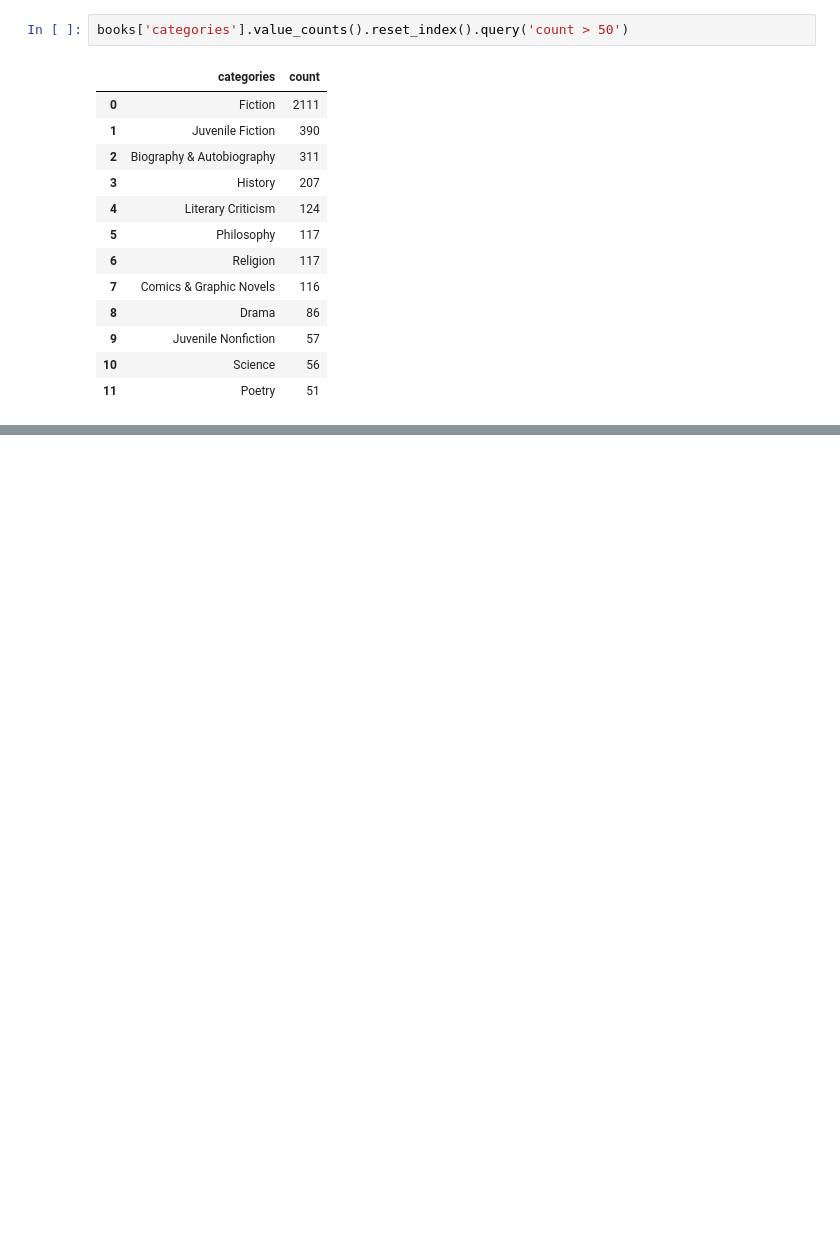
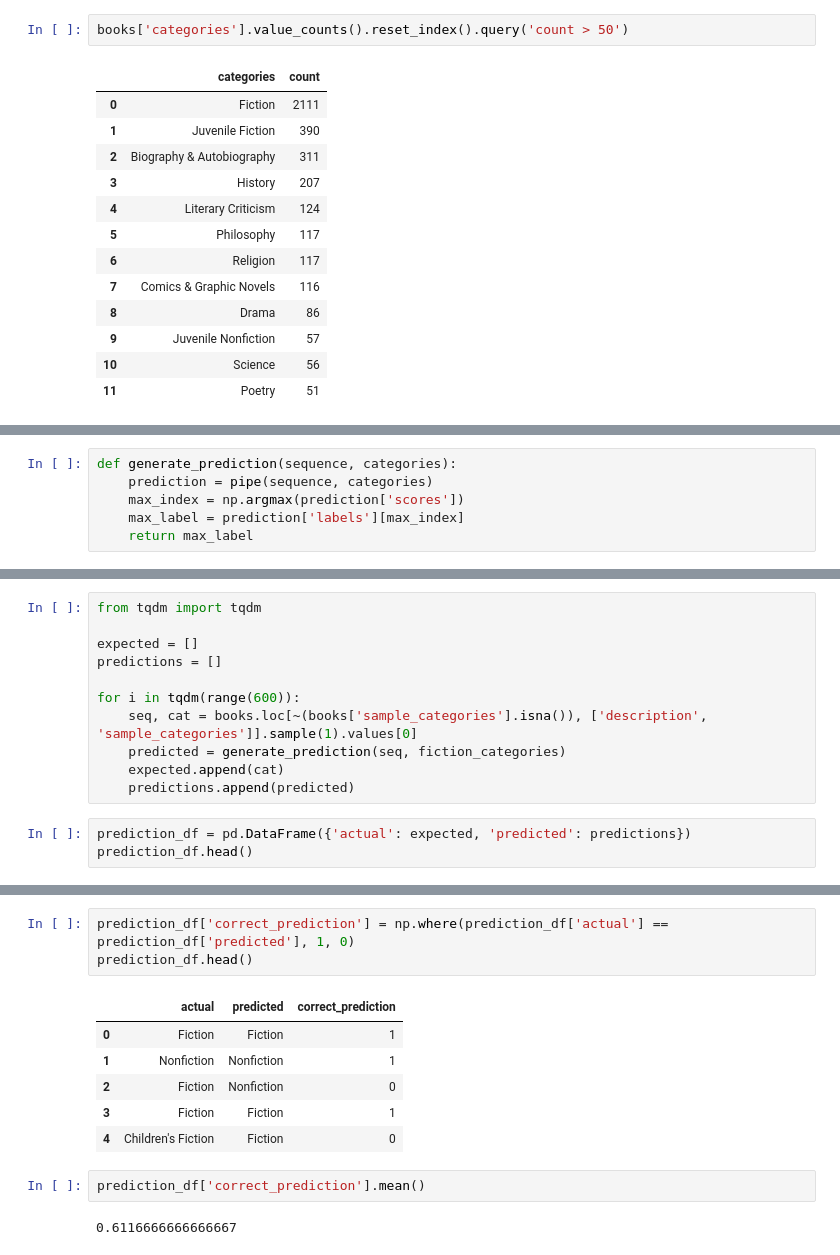
Before and after one commit to yordanoswuletaw/semantic-book-recommendation, a Jupyter notebook: notebooks/text-classification.ipynb, the cells around one changed output, grey strips where cells are left out. Saved outputs shown, nothing was run; the diff lists cells and outputs as text; blank space fills up the shorter version.

```diff
--- a/notebooks/text-classification.ipynb
+++ b/notebooks/text-classification.ipynb
@@ -20,0 +91,6 @@ books['categories'].value_counts().reset_index().query('count > 50')
+# %%
+def generate_prediction(sequence, categories):
+    prediction = pipe(sequence, categories)
+    max_index = np.argmax(prediction['scores'])
+    max_label = prediction['labels'][max_index]
+    return max_label
@@ -20,0 +101,14 @@ books['categories'].value_counts().reset_index().query('count > 50')
+# %%
+from tqdm import tqdm
+
+expected = []
+predictions = []
+
+for i in tqdm(range(600)):
+    seq, cat = books.loc[~(books['sample_categories'].isna()), ['description', 'sample_categories']].sample(1).values[0]
+    predicted = generate_prediction(seq, fiction_categories)
+    expected.append(cat)
+    predictions.append(predicted)
+# %%
+prediction_df = pd.DataFrame({'actual': expected, 'predicted': predictions})
+prediction_df.head()
@@ -20,0 +122,14 @@ books['categories'].value_counts().reset_index().query('count > 50')
+# %%
+prediction_df['correct_prediction'] = np.where(prediction_df['actual'] == prediction_df['predicted'], 1, 0)
+prediction_df.head()
+# %% [output]
+|  | actual | predicted | correct_prediction |
+| 0 | Fiction | Fiction | 1 |
+| 1 | Nonfiction | Nonfiction | 1 |
+| 2 | Fiction | Nonfiction | 0 |
+| 3 | Fiction | Fiction | 1 |
+| 4 | Children's Fiction | Fiction | 0 |
+# %%
+prediction_df['correct_prediction'].mean()
+# %% [output]
+0.6116666666666667
```
Also changed, not shown: parts of 11 cells of this notebook.
